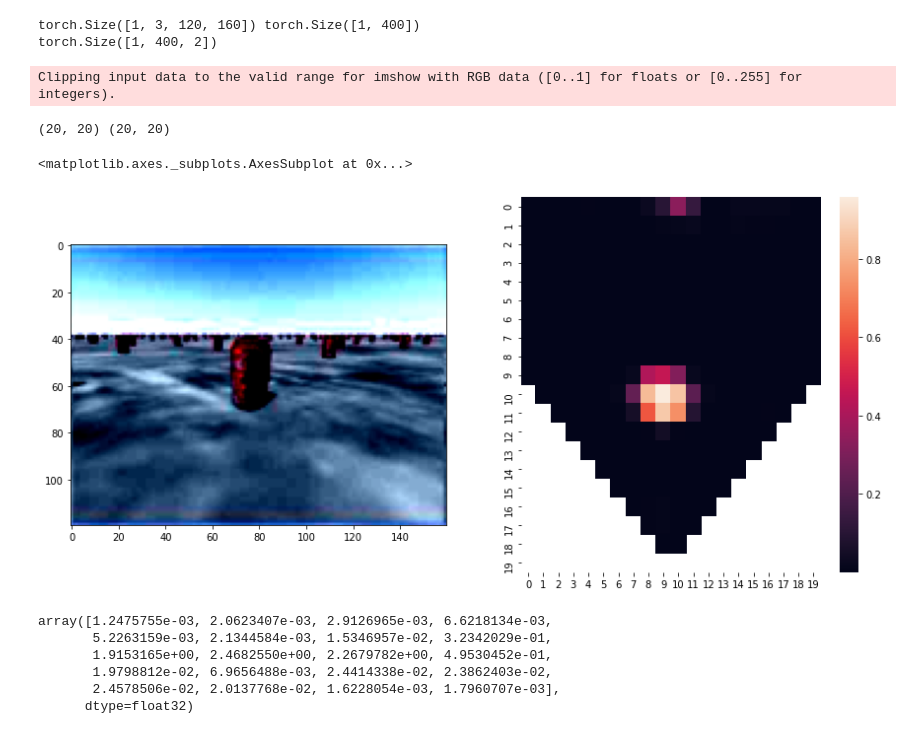
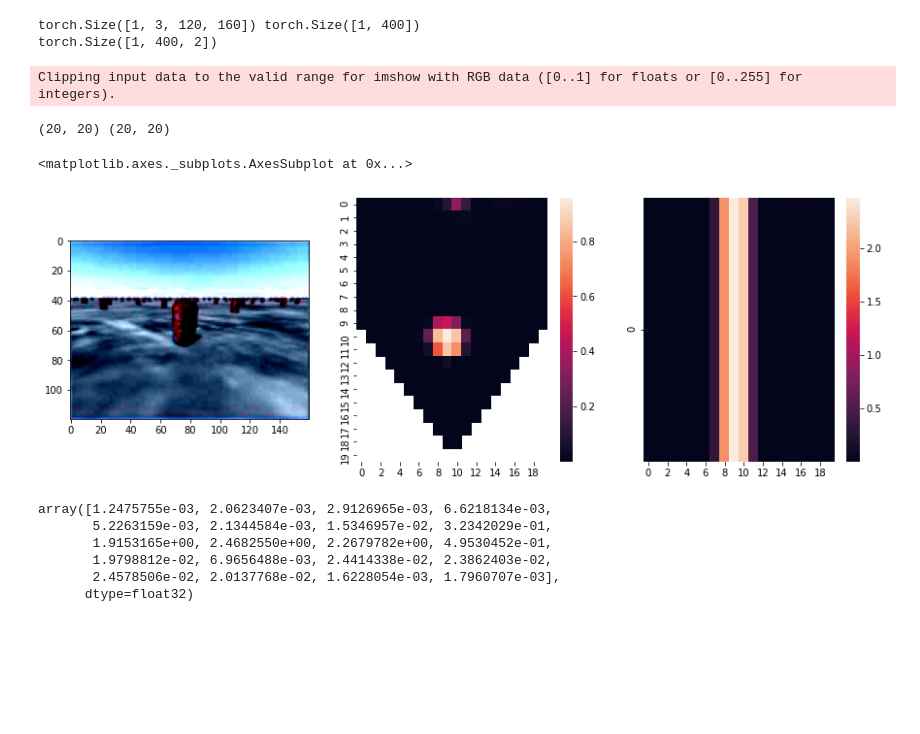
Before and after one commit to Neflux/active_learning, a Jupyter notebook: notebooks/Prediction.ipynb, the cells around one changed output. Cells and saved outputs as stored; diff of their text form; code cells hidden in the pictures; blank space fills up the shorter version.

```diff
--- a/notebooks/Prediction.ipynb
+++ b/notebooks/Prediction.ipynb
@@ -46,7 +46,7 @@ df = pd.read_pickle(dataset_path)
 #     plt.show()
 # compute_map_density(df, title='')
 # %%
-model_folder = sorted(glob.glob('/Volumes/home/experiments/0*/*100'))[-1]
-#model_folder = sorted(glob.glob('/Users/ste/code/active_learning/history/final/*fox/*75'))[-1]
+#model_folder = sorted(glob.glob('/Volumes/home/experiments/0*/*100'))[-1]
+model_folder = sorted(glob.glob('/Users/ste/code/active_learning/history/final/red_hippo_t100/'))[-1]
 model_folder
 # %% [output]
@@ -189,22 +178,23 @@ omap = output[0].detach().numpy()[...,1].reshape(20,20)
 torch.Size([1, 3, 120, 160]) torch.Size([1, 400])
 torch.Size([1, 400, 2])
 # %%
-fig, axs = plt.subplots(1,2, figsize=(15,7))
+import seaborn as sns
+fig, axs = plt.subplots(1,3, figsize=(15,5))
 axs[0].imshow(np.moveaxis(X[0].detach().numpy(),0,-1))
 
 mask = np.full((20,20), fill_value=1)
 mask[np.tril_indices(20,k=-10)] = 0
-mask = np.rot90(mask,k=-1)
+mask = np.rot90(mask,k=1)
 mask[np.tril_indices(20,k=-10)] = 0
-mask = np.rot90(mask).astype(int)
 print(mask.shape, omap.shape)
 
 sns.heatmap(data=np.where(mask, omap, np.nan), ax=axs[1])
+sns.heatmap(data=[np.where(mask, omap, 0).sum(axis=0)], ax=axs[2])
 # %% [output]
 Clipping input data to the valid range for imshow with RGB data ([0..1] for floats or [0..255] for integers).
 (20, 20) (20, 20)
 <matplotlib.axes._subplots.AxesSubplot at 0x...>
-[figure, old version]
+[figure, new version]
 # %%
 check = np.where(mask, omap, 0)
 check.sum(axis=0)
```
Also changed, not shown: parts of 13 cells of this notebook, 3 other files.
